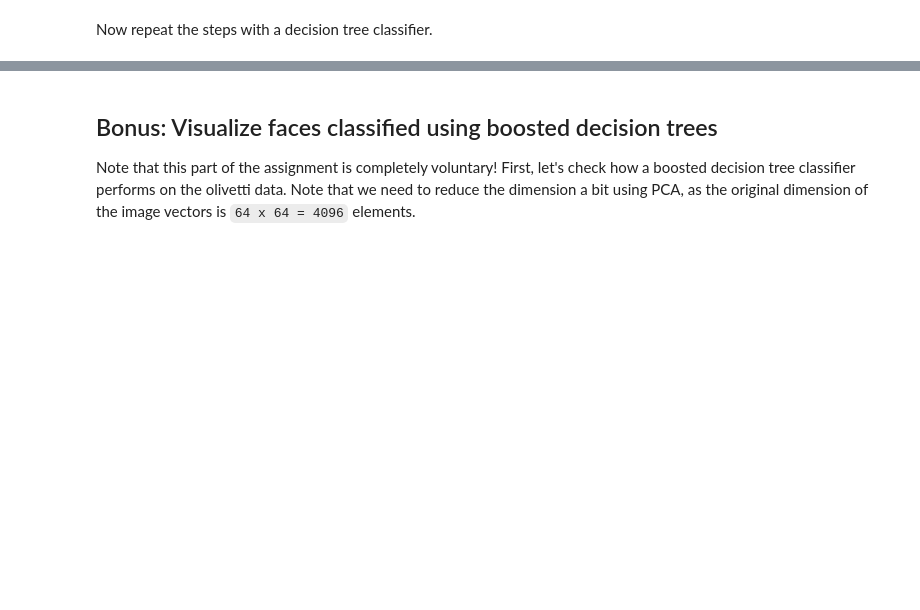
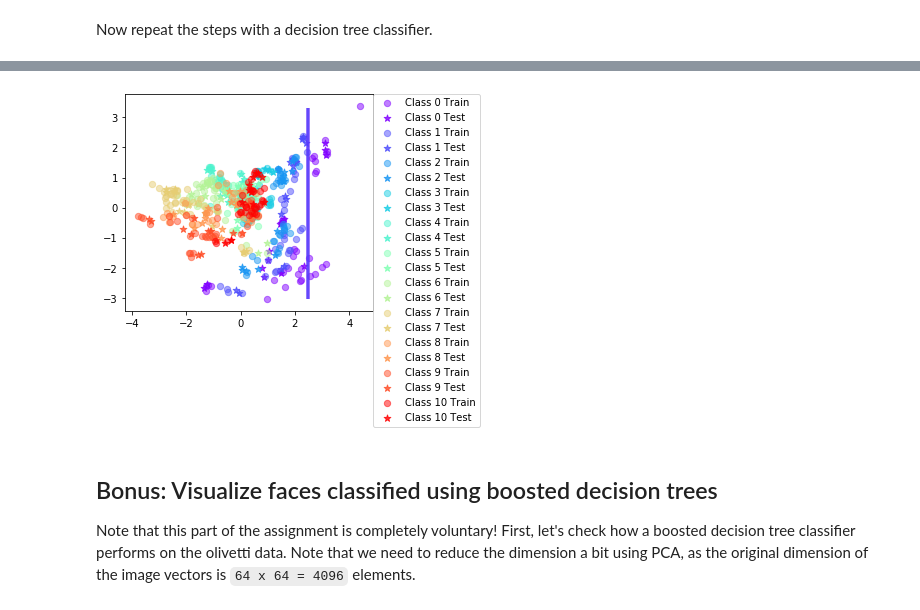
Before and after one commit to h-holm/mllabs, a Jupyter notebook: lab3.ipynb, the cells around one changed output, grey strips where cells are left out. Drawn from its saved outputs; the diff is of its cells as text; code cells hidden in the pictures; blank space fills up the shorter version.

```diff
--- a/lab3.ipynb
+++ b/lab3.ipynb
@@ -297,3 +415,8 @@ plotBoundary(BoostClassifier(DecisionTreeClassifier(), T=10), dataset='iris',spl
+# %%
+%matplotlib inline
+plotBoundary(BoostClassifier(DecisionTreeClassifier(), T=10), dataset='vowel',split=0.7)
+# %% [output]
+[figure, added]
 # %% [markdown]
 ## Bonus: Visualize faces classified using boosted decision trees
 
```
Also changed, not shown: parts of 20 cells of this notebook, 20 other files.
